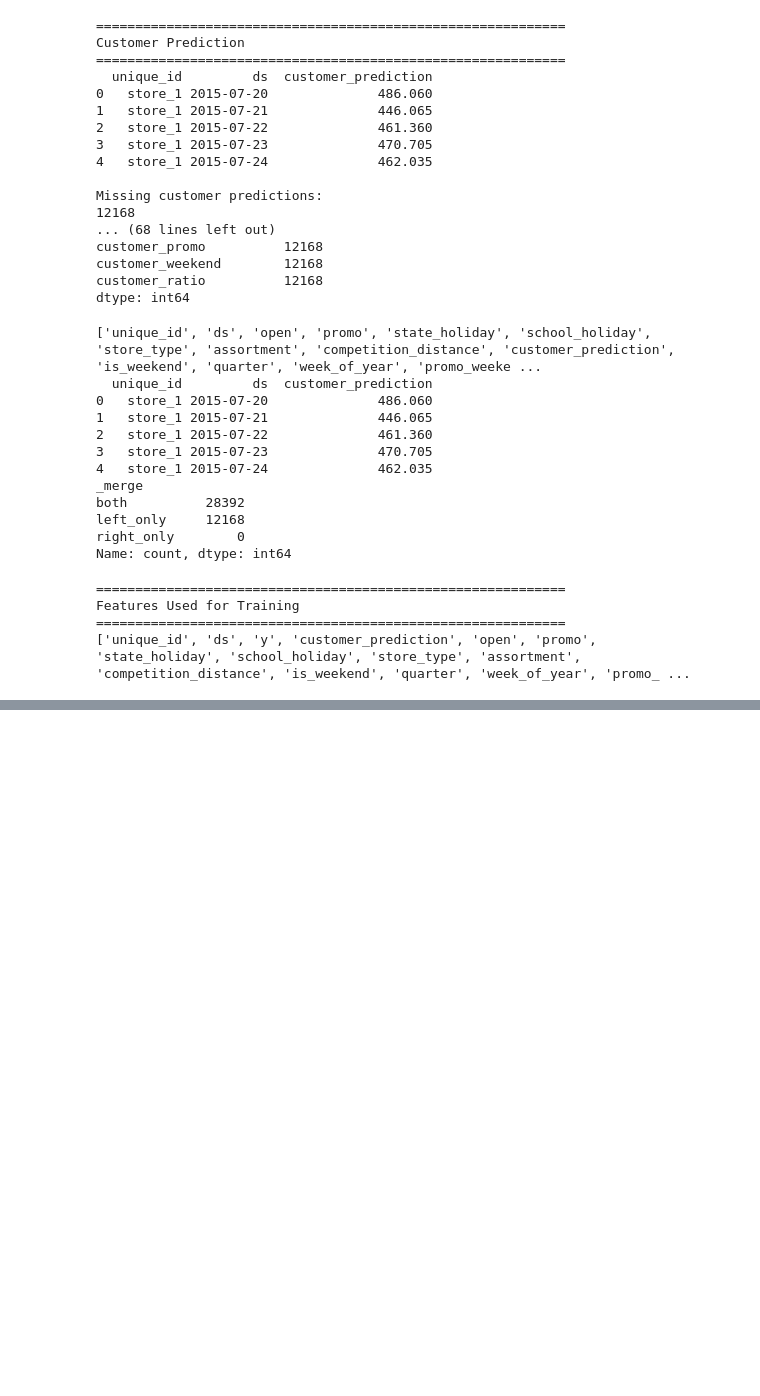
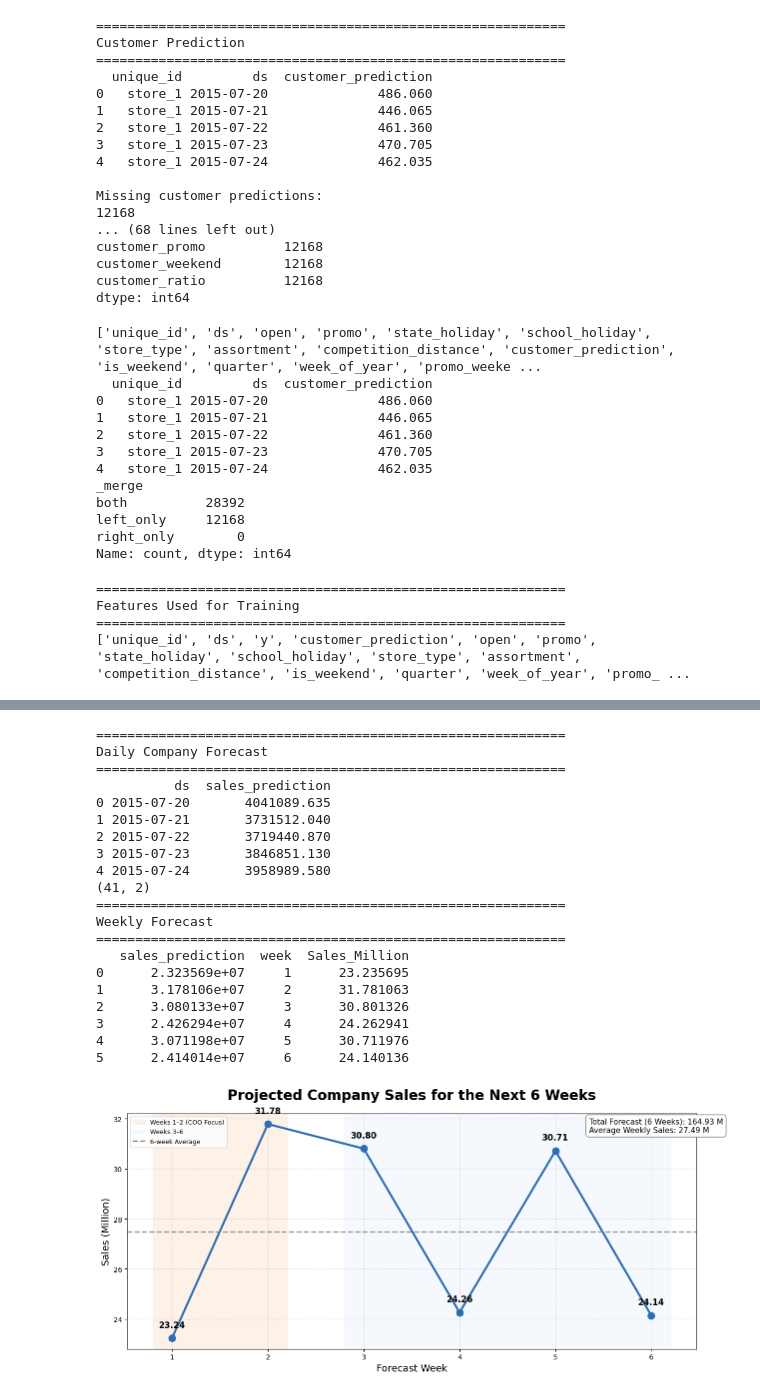
Before and after one commit to xueyingpeng24-dotcom/BF-PJ2, a Jupyter notebook: global_random_forest_with_customer.ipynb, the cells around one changed output, grey strips where cells are left out. Drawn from its saved outputs; the diff is of its cells as text; code cells hidden in the pictures; blank space fills up the shorter version.

```diff
--- a/global_random_forest_with_customer.ipynb
+++ b/global_random_forest_with_customer.ipynb
@@ -671,6 +671,13 @@ for params in parameter_grid:
 
     )
 
+    cv.to_csv(
+
+             processed_dir / f"{params['name']}_cv_predictions.csv",
+             index=False
+     )
+    print("CV predictions saved.")
+
     prediction_col = cv.columns[-1]
 
     valid = cv["y"] > 0
@@ -736,6 +743,22 @@ results.to_csv(
 # ==========================================================
 
 best_result = results.iloc[0]
+best_cv = pd.read_csv(
+
+    processed_dir /
+    f"{best_result['Model']}_cv_predictions.csv"
+
+)
+
+best_cv.to_csv(
+
+    processed_dir / "rf_best_cv_predictions.csv",
+
+    index=False
+
+)
+
+print("Best CV predictions saved.")
 
 best_model = RandomForestRegressor(
 
@@ -1612,32 +2775,54 @@ ax.set_title(
 
 ax.set_xlabel(
     "Forecast Week",
     fontsize=14
 )
 
 ax.set_ylabel(
     "Sales (Million)",
     fontsize=14
 )
 
 ax.set_xticks(weeks)
 
 ax.grid(
     alpha=0.3,
     linestyle="--"
 )
 
 ax.legend(
     loc="upper left",
     fontsize=9
 )
 
 plt.tight_layout()
 
 plt.savefig(
-    processed_dir / "weekly_forecast_dashboard.png",
-    dpi=300,
+    processed_dir / "kpi_total_sales_6weeks.png",
+    dpi=600,
     bbox_inches="tight"
 )
 
 plt.show()
+# %% [output]
+============================================================
+Daily Company Forecast
+============================================================
+          ds  sales_prediction
+0 2015-07-20       4041089.635
+1 2015-07-21       3731512.040
+2 2015-07-22       3719440.870
+3 2015-07-23       3846851.130
+4 2015-07-24       3958989.580
+(41, 2)
+============================================================
+Weekly Forecast
+============================================================
+   sales_prediction  week  Sales_Million
+0      2.323569e+07     1      23.235695
+1      3.178106e+07     2      31.781063
+2      3.080133e+07     3      30.801326
+3      2.426294e+07     4      24.262941
+4      3.071198e+07     5      30.711976
+5      2.414014e+07     6      24.140136
+[figure, added]
```
Also changed, not shown: parts of 23 cells of this notebook.
